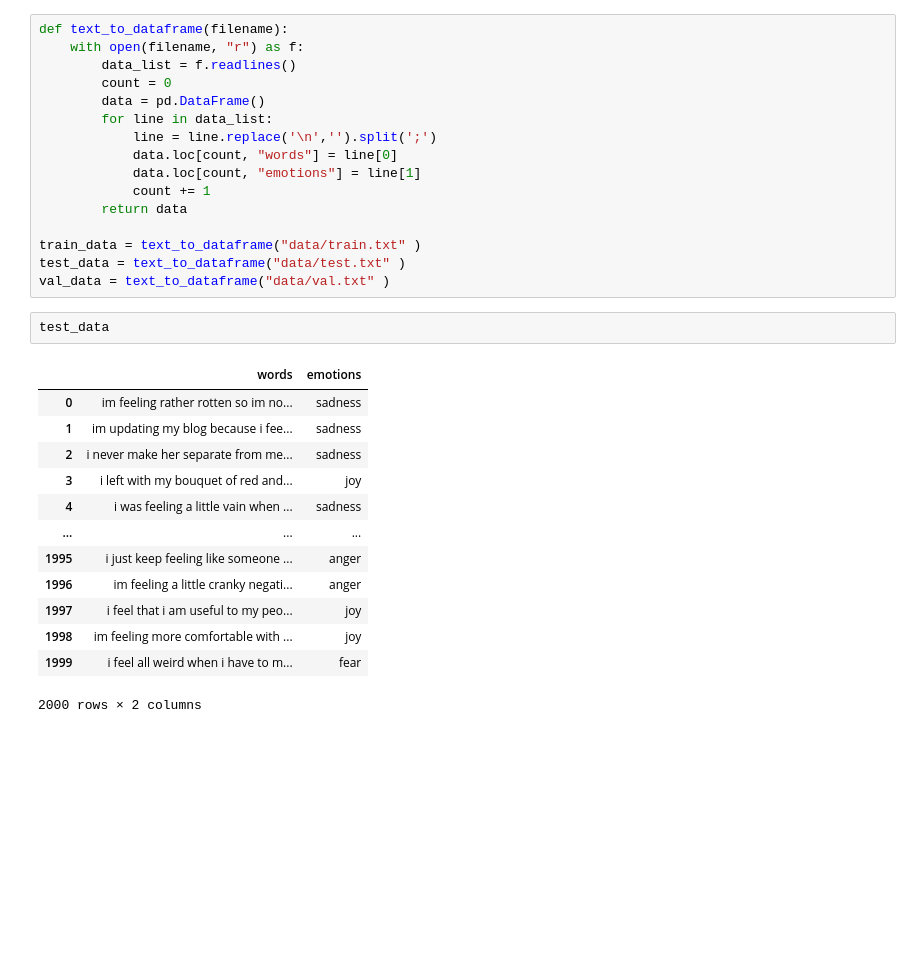
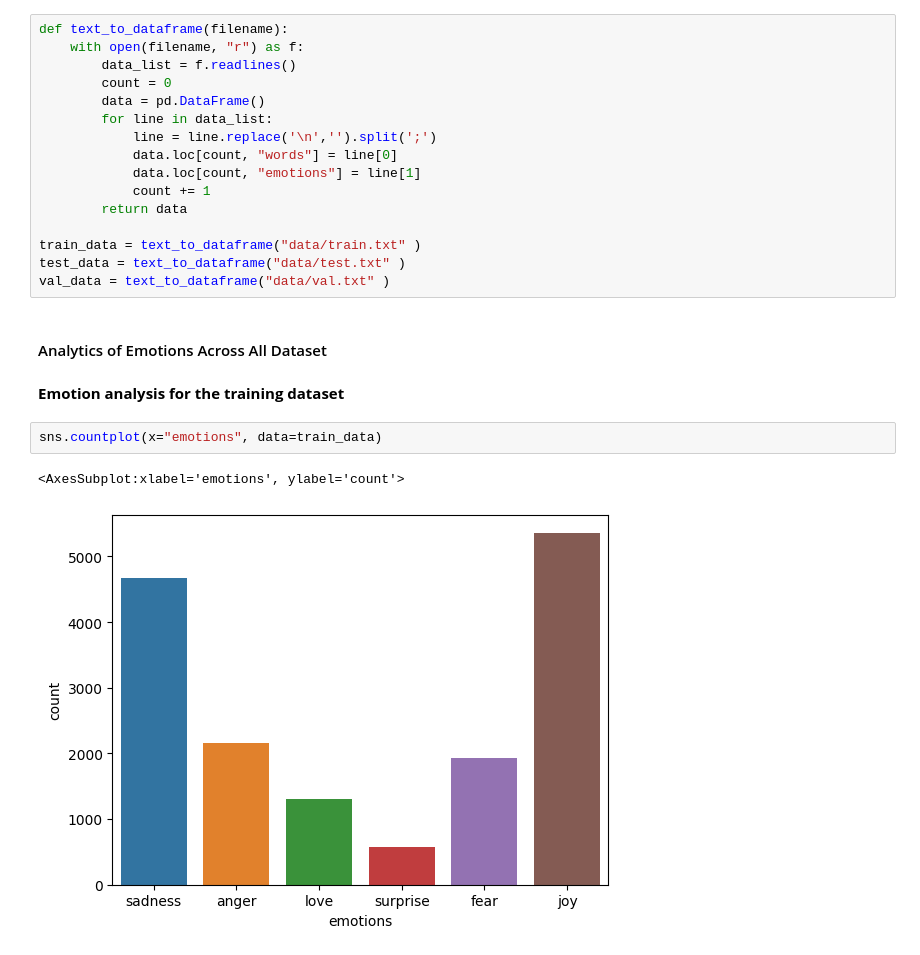
Before and after one commit to EphraimX/emi-the-emotion-predictor, a Jupyter notebook: cleaning_analysis_notebook.ipynb, the cells around one changed output. Cells and saved outputs as stored; diff of their text form; blank space fills up the shorter version.

Commit message:
Emotions Analysis Completed

```diff
--- a/cleaning_analysis_notebook.ipynb
+++ b/cleaning_analysis_notebook.ipynb
@@ -17,19 +18,12 @@ def text_to_dataframe(filename):
 train_data = text_to_dataframe("data/train.txt" )
 test_data = text_to_dataframe("data/test.txt" )
 val_data = text_to_dataframe("data/val.txt" )
-# %%
-test_data
-# %% [output]
-|  | words | emotions |
-| 0 | im feeling rather rotten so im no... | sadness |
-| 1 | im updating my blog because i fee... | sadness |
-| 2 | i never make her separate from me... | sadness |
-| 3 | i left with my bouquet of red and... | joy |
-| 4 | i was feeling a little vain when ... | sadness |
-| ... | ... | ... |
-| 1995 | i just keep feeling like someone ... | anger |
-| 1996 | im feeling a little cranky negati... | anger |
-| 1997 | i feel that i am useful to my peo... | joy |
-| 1998 | im feeling more comfortable with ... | joy |
-| 1999 | i feel all weird when i have to m... | fear |
-2000 rows × 2 columns
+# %% [markdown]
+#### Analytics of Emotions Across All Dataset
+# %% [markdown]
+**Emotion analysis for the training dataset**
+# %%
+sns.countplot(x="emotions", data=train_data)
+# %% [output]
+<AxesSubplot:xlabel='emotions', ylabel='count'>
+[figure, added]
```
Also changed, not shown: parts of 6 cells of this notebook.
